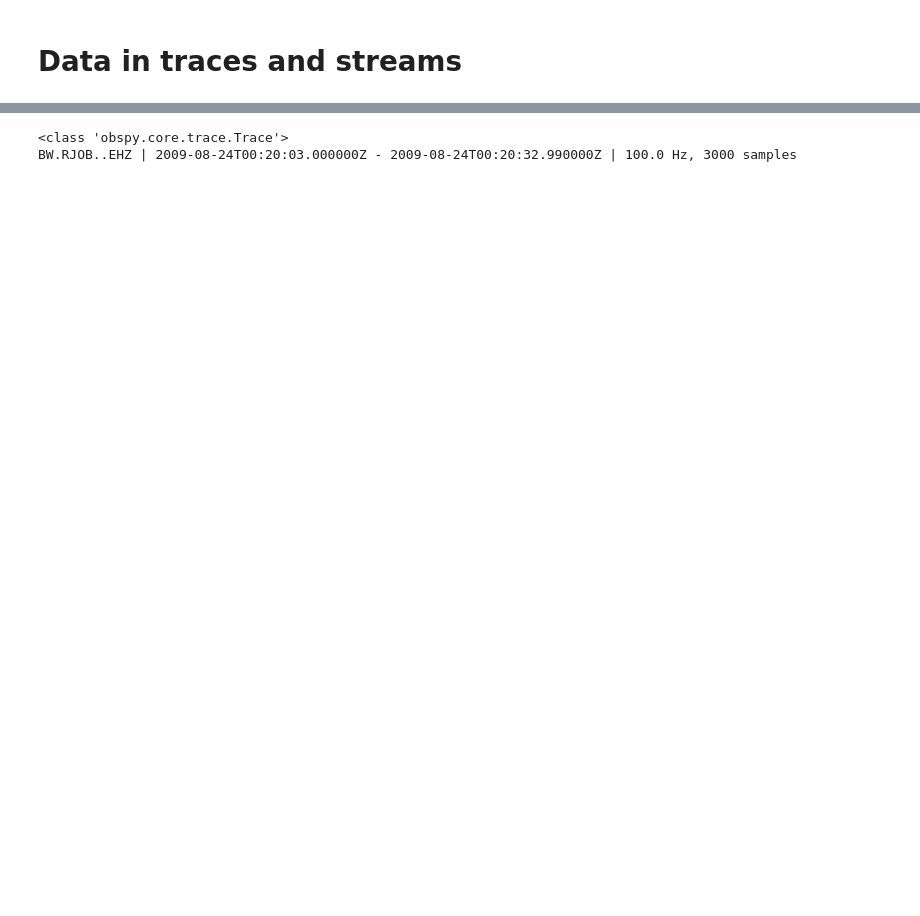
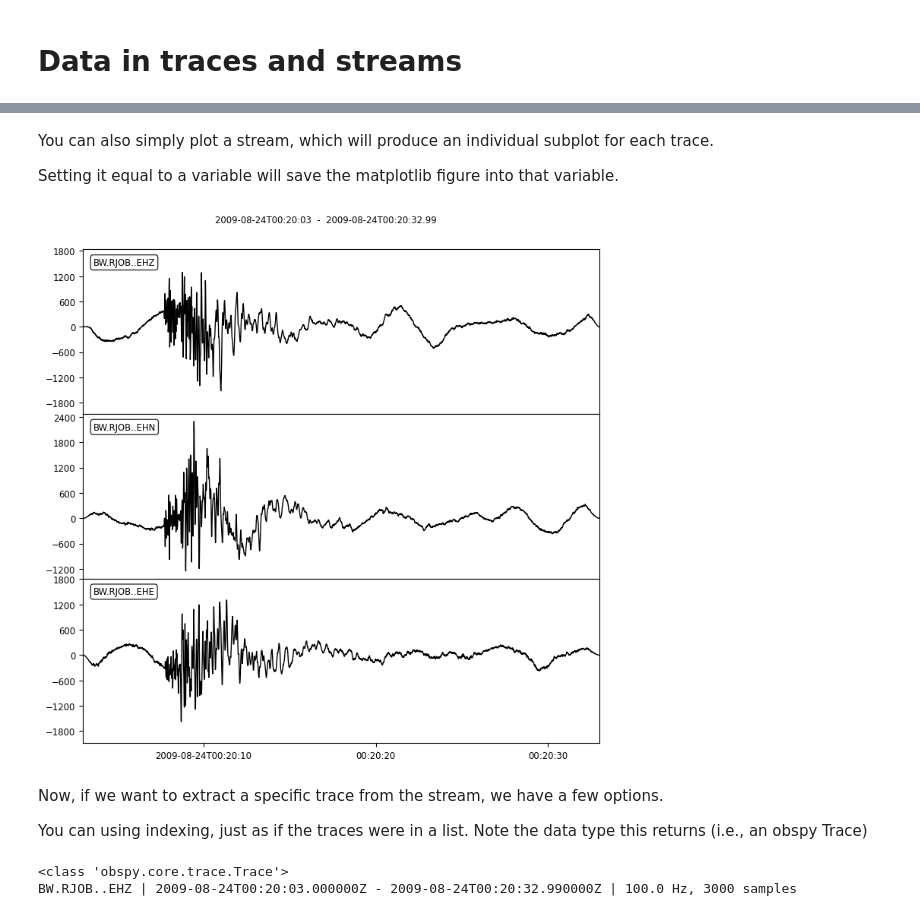
Before and after one commit to RJbalikian/GEOL451, a Jupyter notebook: Seismic/GEOL451_SeismicHVSR.ipynb, the cells around one changed output, grey strips where cells are left out. Drawn from its saved outputs; the diff is of its cells as text; code cells hidden in the pictures; blank space fills up the shorter version.

```diff
--- a/Seismic/GEOL451_SeismicHVSR.ipynb
+++ b/Seismic/GEOL451_SeismicHVSR.ipynb
@@ -179,2 +207,14 @@ TRACE: BW.RJOB..EHE | 2009-08-24T00:20:03.000000Z - 2009-08-24T00:20:32.990000Z
+# %% [markdown]
+You can also simply plot a stream, which will produce an individual subplot for each trace.
+
+Setting it equal to a variable will save the matplotlib figure into that variable.
+# %%
+samplePlot = sampleStream.plot()
+# %% [output]
+[figure, added]
+# %% [markdown]
+Now, if we want to extract a specific trace from the stream, we have a few options.
+
+You can using indexing, just as if the traces were in a list. Note the data type this returns (i.e., an obspy Trace)
 # %%
 firstTrace = sampleStream[0]
```
Also changed, not shown: parts of 24 cells of this notebook.
